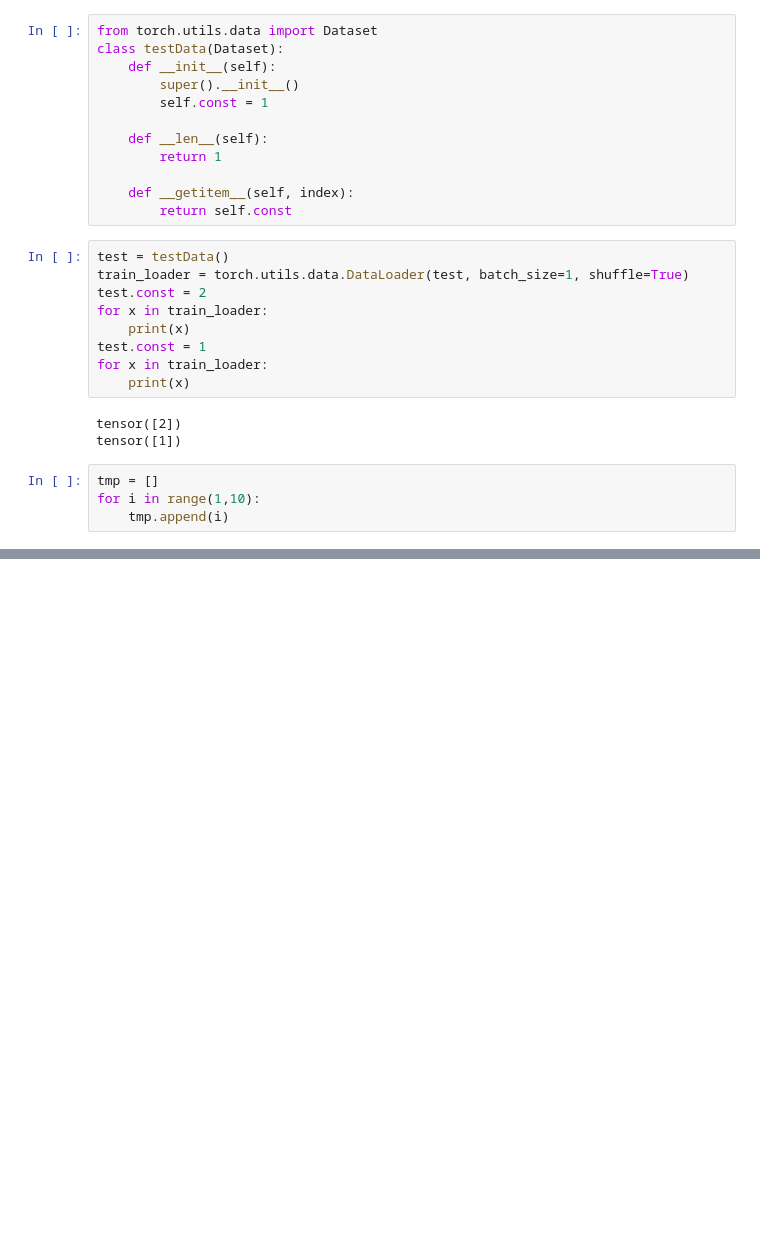
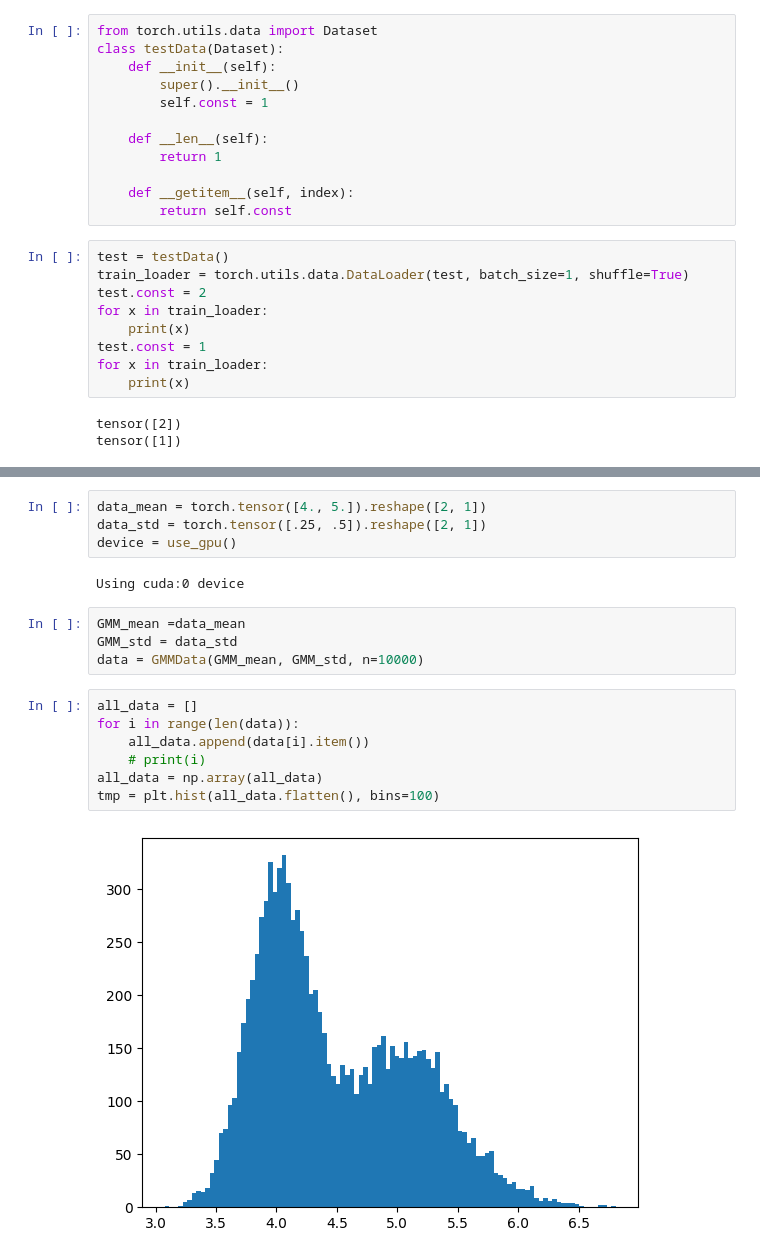
Before and after one commit to chinsengi/score_RNN, a Jupyter notebook: misc.ipynb, the cells around one changed output, grey strips where cells are left out. Cells and saved outputs as stored; diff of their text form; blank space fills up the shorter version.

```diff
--- a/misc.ipynb
+++ b/misc.ipynb
@@ -319,7 +319,3 @@ for x in train_loader:
 # %% [output]
 tensor([2])
 tensor([1])
-# %%
-tmp = []
-for i in range(1,10):
-    tmp.append(i)
@@ -329,0 +339,19 @@ tmp[:9]
+# %%
+data_mean = torch.tensor([4., 5.]).reshape([2, 1])
+data_std = torch.tensor([.25, .5]).reshape([2, 1])
+device = use_gpu()
+# %% [output]
+Using cuda:0 device
+# %%
+GMM_mean =data_mean
+GMM_std = data_std
+data = GMMData(GMM_mean, GMM_std, n=10000)
+# %%
+all_data = []
+for i in range(len(data)):
+    all_data.append(data[i].item())
+    # print(i)
+all_data = np.array(all_data)
+tmp = plt.hist(all_data.flatten(), bins=100)
+# %% [output]
+[figure, added]
```
Also changed, not shown: parts of 2 cells of this notebook, 2 other files.
